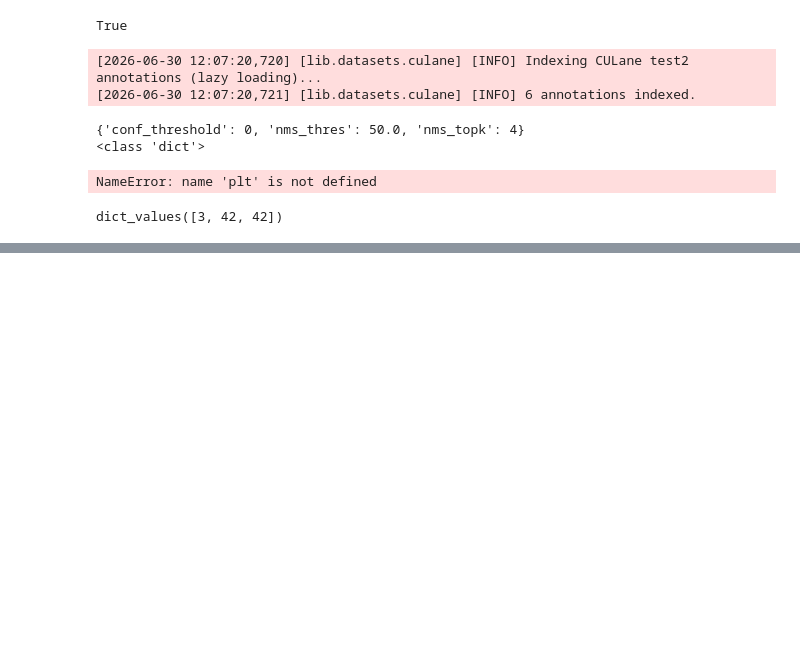
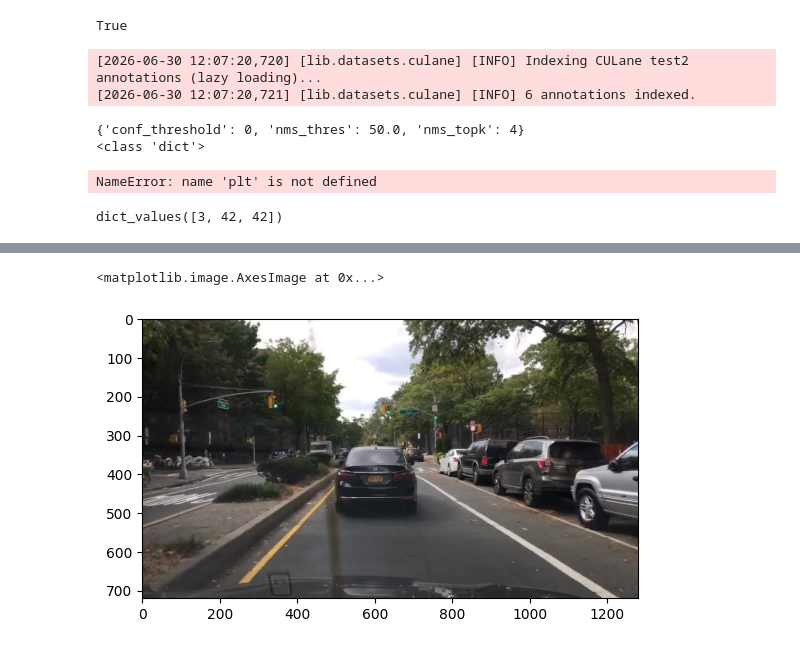
Before and after one commit to Duck1405/Autonomous-Bicycle, a Jupyter notebook: LaneATT/inference.ipynb, the cells around one changed output, grey strips where cells are left out. Drawn from its saved outputs; the diff is of its cells as text; code cells hidden in the pictures; blank space fills up the shorter version.

```diff
--- a/LaneATT/inference.ipynb
+++ b/LaneATT/inference.ipynb
@@ -172,0 +238,5 @@ dict_values([3, 42, 42])
+# %%
+plt.imshow(Image.open(files[0]))
+# %% [output]
+<matplotlib.image.AxesImage at 0x...>
+[figure, added]
```
Also changed, not shown: parts of 4 cells of this notebook, 34 other files.
